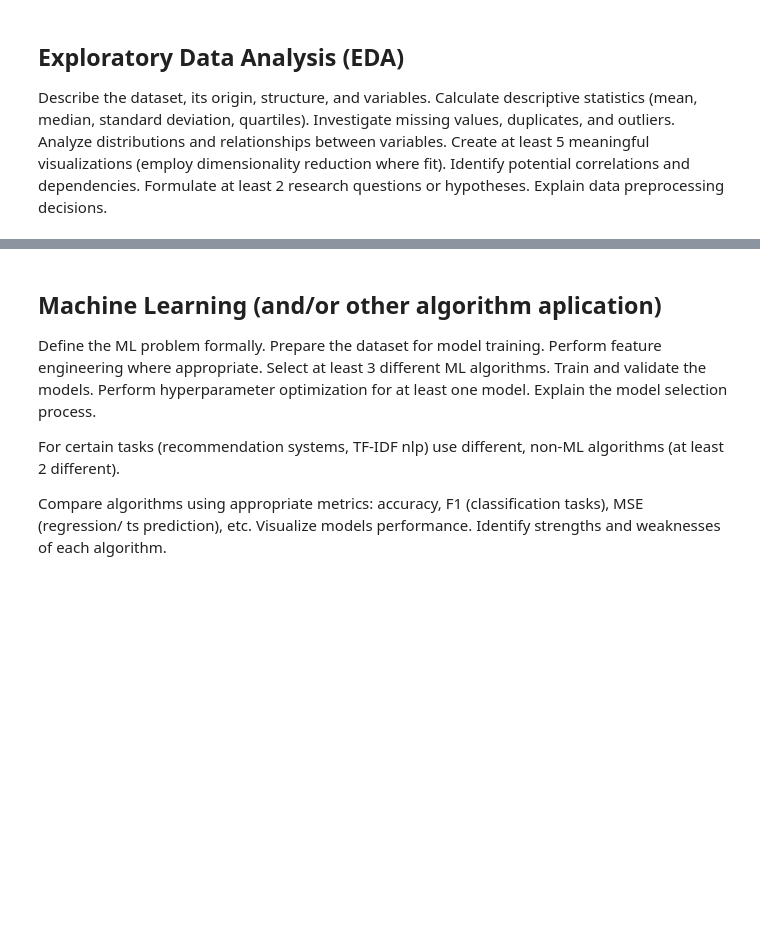
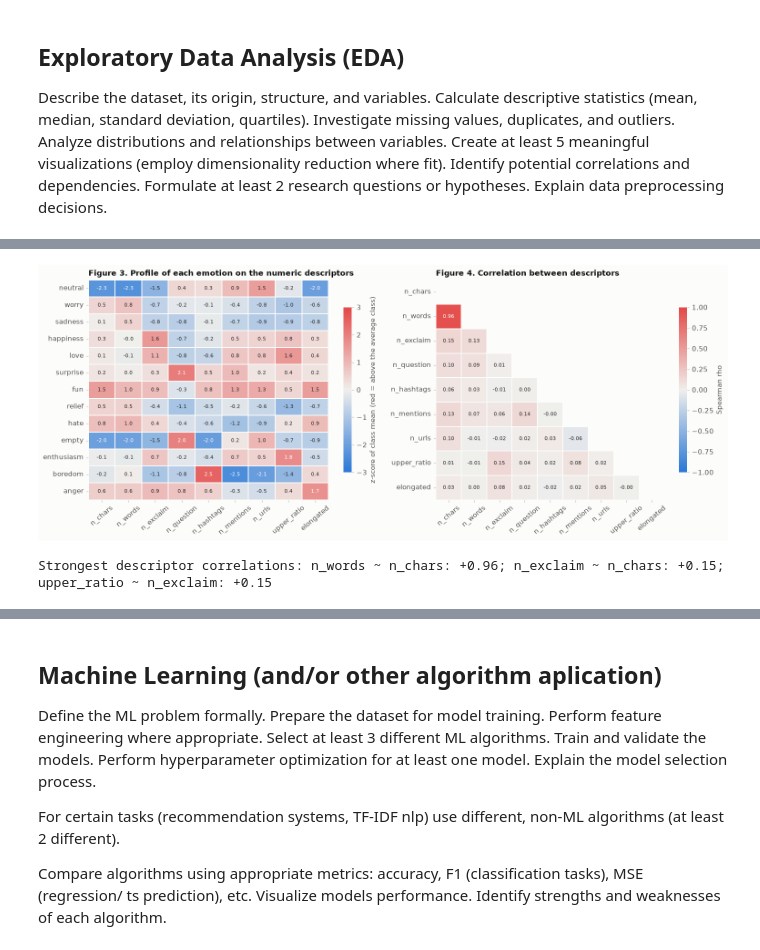
Before and after one commit to ArgasDTiger/ida-labs, a Jupyter notebook: assignement-4.ipynb, the cells around one changed output, grey strips where cells are left out. Cells and saved outputs as stored; diff of their text form; code cells hidden in the pictures; blank space fills up the shorter version.

```diff
--- a/assignement-4.ipynb
+++ b/assignement-4.ipynb
@@ -94,0 +315,22 @@ Describe the dataset, its origin, structure, and variables. Calculate descriptiv
+# %%
+fig, (ax1, ax2) = plt.subplots(1, 2, figsize=(14, 5.6), gridspec_kw={"width_ratios": [1.05, 1]})
+prof = meta_c.groupby(df_clean["emotion"].values).mean().loc[cls.index]
+z = (prof - prof.mean()) / prof.std(ddof=0)
+sns.heatmap(z, cmap=DIV, center=0, vmin=-3, vmax=3, annot=True, fmt=".1f", annot_kws={"size": 7.5}, linewidths=1,
+            linecolor=SURFACE, cbar_kws={"shrink": 0.75, "label": "z-score of class mean (red = above the average class)"}, ax=ax1)
+ax1.set_title("Figure 3. Profile of each emotion on the numeric descriptors")
+ax1.set_ylabel(""); ax1.tick_params(axis="x", rotation=40)
+
+corr = meta_c.corr(method="spearman")
+mask = np.triu(np.ones_like(corr, dtype=bool), k=0)
+sns.heatmap(corr, cmap=DIV, center=0, vmin=-1, vmax=1, annot=True, fmt=".2f", annot_kws={"size": 7.5}, mask=mask,
+            linewidths=1, linecolor=SURFACE, cbar_kws={"shrink": 0.75, "label": "Spearman rho"}, ax=ax2)
+ax2.set_title("Figure 4. Correlation between descriptors")
+ax2.tick_params(axis="x", rotation=40)
+plt.tight_layout(); plt.show()
+
+hi = corr.where(~mask).stack().sort_values(key=np.abs, ascending=False).head(3)
+print("Strongest descriptor correlations:", "; ".join(f"{a} ~ {b}: {v:+.2f}" for (a, b), v in hi.items()))
+# %% [output]
+[figure, added]
+Strongest descriptor correlations: n_words ~ n_chars: +0.96; n_exclaim ~ n_chars: +0.15; upper_ratio ~ n_exclaim: +0.15
```
Also changed, not shown: parts of 54 cells of this notebook, 1 other file.
